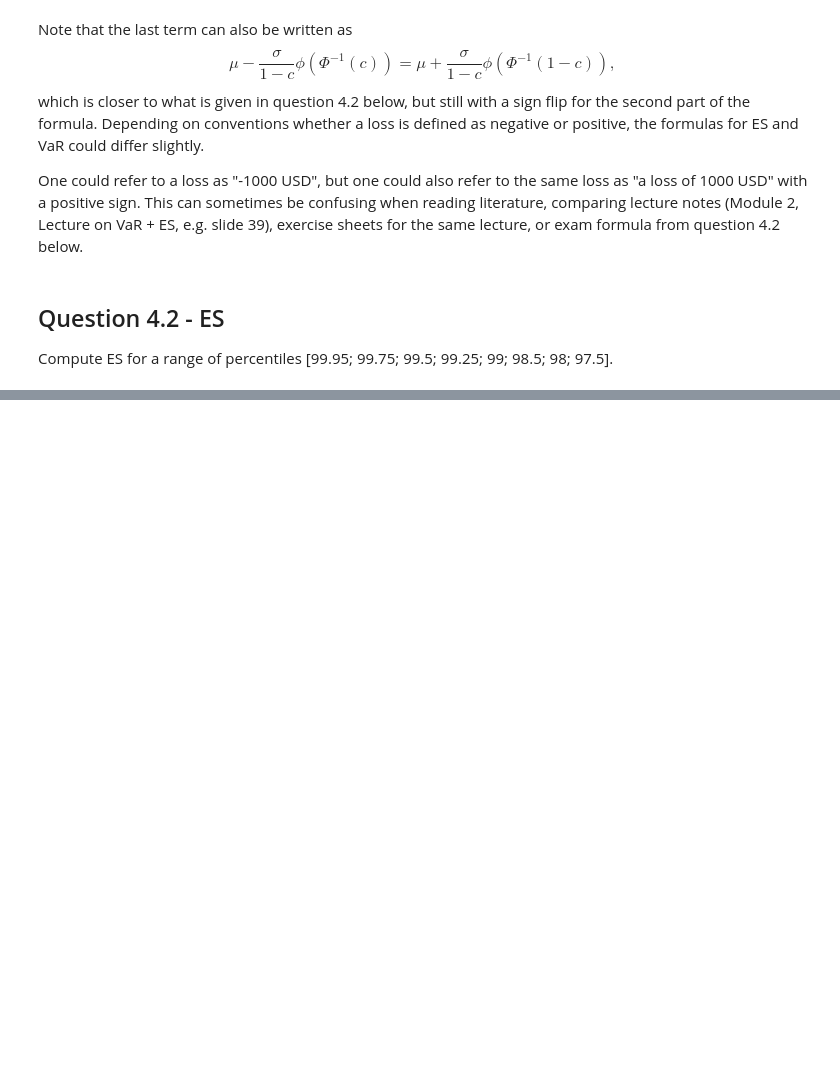
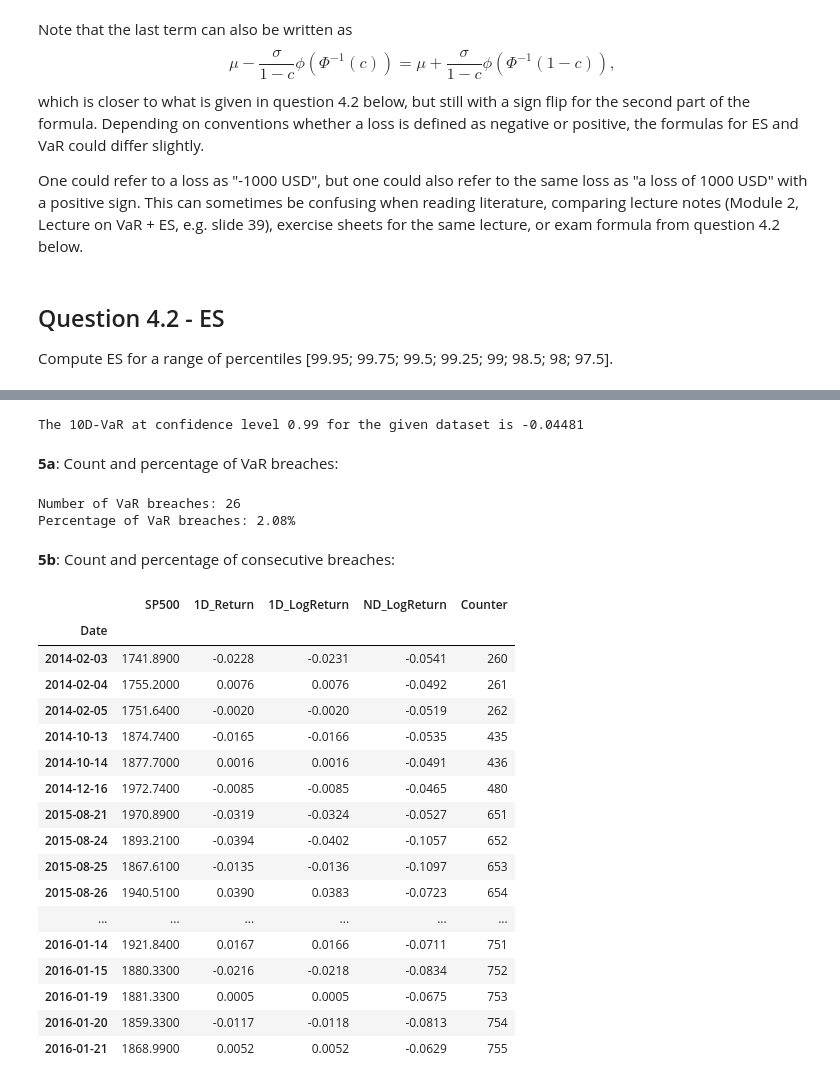
Before and after one commit to heidi123123/cqf, a Jupyter notebook: Exams/1/Exam1.ipynb, the cells around one changed output, grey strips where cells are left out. Cells and saved outputs as stored; diff of their text form; code cells hidden in the pictures; blank space fills up the shorter version.

```diff
--- a/Exams/1/Exam1.ipynb
+++ b/Exams/1/Exam1.ipynb
@@ -479,0 +484,69 @@ hhhh
+# %%
+def extend_data_set_with_return_data(data_set, time_period):
+    # data_set: pandas dataframe with dates + prices in column in 0
+    # time_period used to calculate VaR (required to calculate return information for this time period)
+
+    # Calculate daily returns + log returns
+    data_set['1D_Return'] = data_set.iloc[:, 0].pct_change()
+    data_set['1D_LogReturn'] = data_set['1D_Return'].apply(lambda x: math.log(x + 1))
+    # Log returns are summable, i.e. the N-day-log-return is the sum of N consecutive 1-day-log-returns
+    data_set['ND_LogReturn'] = data_set['1D_LogReturn'].rolling(window=time_period).sum()
+    return data_set
+
+
+def calculate_var(extended_data_set, confidence_level):
+    # extended_data_set: extended pandas dataframe with return information
+    # confidence_level: confidence interval, e.g. 0.99
+
+    mu = extended_data_set['ND_LogReturn'].mean()
+    sigma = extended_data_set['ND_LogReturn'].std()
+    return norm.ppf(1 - confidence_level, mu, sigma)  # scipy.stats way to do mu - sigma * norm.ppf(alpha)
+
+
+time_period = 10
+confidence_level = 0.99
+
+sp500_df = pd.read_csv("Jan 24 Exam 1 Data.csv", sep=",", parse_dates=['Date'], index_col='Date')
+sp500_df = extend_data_set_with_return_data(sp500_df, time_period)
+
+# Calculating 10-D-VaR
+var_99_10d = calculate_var(sp500_df, confidence_level)
+print(f"The {time_period}D-VaR at confidence level {confidence_level} for the given dataset is {round(var_99_10d, 5)}")
+# %% [output]
+The 10D-VaR at confidence level 0.99 for the given dataset is -0.04481
+# %% [markdown]
+**5a**: Count and percentage of VaR breaches:
+# %%
+var_breaches = sp500_df['ND_LogReturn'] < var_99_10d
+print(f"Number of VaR breaches: {var_breaches.sum()}")
+print(f"Percentage of VaR breaches: {var_breaches.sum() / var_breaches.count() * 100}%")
+# %% [output]
+Number of VaR breaches: 26
+Percentage of VaR breaches: 2.08%
+# %% [markdown]
+**5b**: Count and percentage of consecutive breaches:
+# %%
+# add auxiliary column to dataframe to indexify the var breaches
+sp500_df['Counter'] = range(sp500_df['SP500'].count())
+# create new dataframe that contains only the var breaches now
+sp500_var_breaches_df = sp500_df[var_breaches]
+sp500_var_breaches_df
+# %% [output]
+|  | SP500 | 1D_Return | 1D_LogReturn | ND_LogReturn | Counter |
+| Date |  |  |  |  |  |
+| 2014-02-03 | 1741.8900 | -0.0228 | -0.0231 | -0.0541 | 260 |
+| 2014-02-04 | 1755.2000 | 0.0076 | 0.0076 | -0.0492 | 261 |
+| 2014-02-05 | 1751.6400 | -0.0020 | -0.0020 | -0.0519 | 262 |
+| 2014-10-13 | 1874.7400 | -0.0165 | -0.0166 | -0.0535 | 435 |
+| 2014-10-14 | 1877.7000 | 0.0016 | 0.0016 | -0.0491 | 436 |
+| 2014-12-16 | 1972.7400 | -0.0085 | -0.0085 | -0.0465 | 480 |
+| 2015-08-21 | 1970.8900 | -0.0319 | -0.0324 | -0.0527 | 651 |
+| 2015-08-24 | 1893.2100 | -0.0394 | -0.0402 | -0.1057 | 652 |
+| 2015-08-25 | 1867.6100 | -0.0135 | -0.0136 | -0.1097 | 653 |
+| 2015-08-26 | 1940.5100 | 0.0390 | 0.0383 | -0.0723 | 654 |
+| ... | ... | ... | ... | ... | ... |
+| 2016-01-14 | 1921.8400 | 0.0167 | 0.0166 | -0.0711 | 751 |
+| 2016-01-15 | 1880.3300 | -0.0216 | -0.0218 | -0.0834 | 752 |
+| 2016-01-19 | 1881.3300 | 0.0005 | 0.0005 | -0.0675 | 753 |
+| 2016-01-20 | 1859.3300 | -0.0117 | -0.0118 | -0.0813 | 754 |
+| 2016-01-21 | 1868.9900 | 0.0052 | 0.0052 | -0.0629 | 755 |
```
Also changed, not shown: parts of 11 cells of this notebook, 1 other file.
